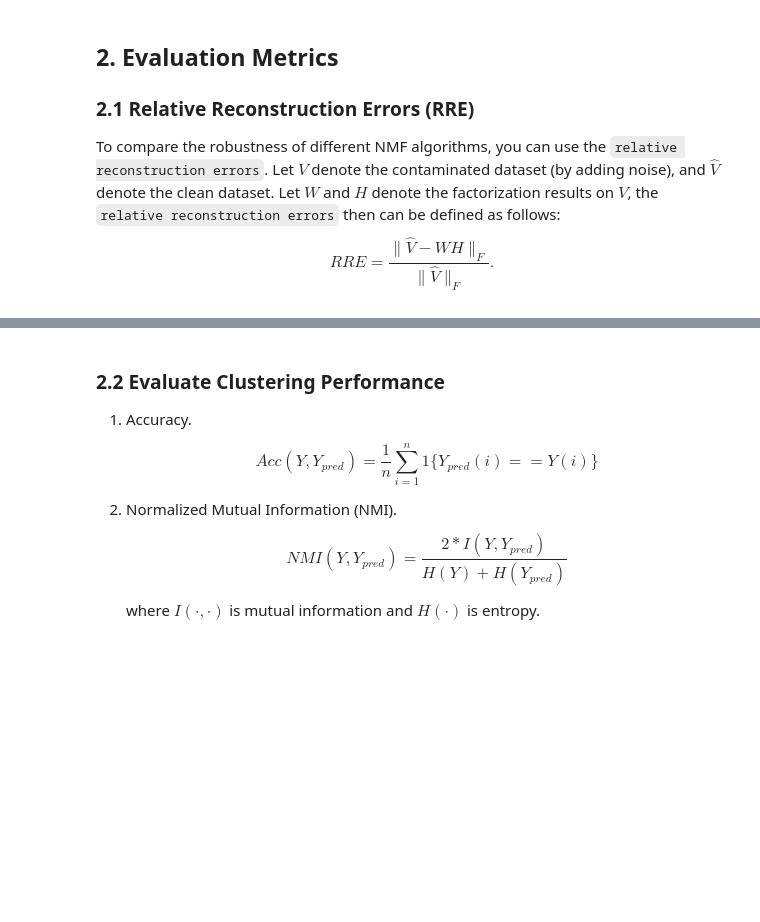
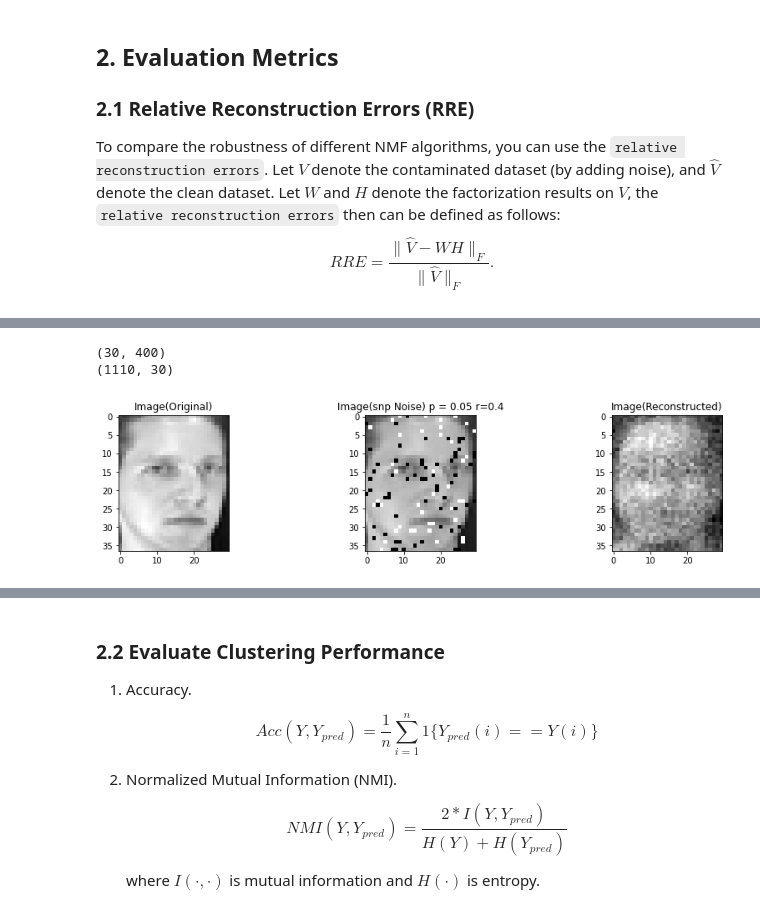
Before and after one commit to Dovermore/COMP5328NMF, a Jupyter notebook: src/assignment1.ipynb, the cells around one changed output, grey strips where cells are left out. Cells and saved outputs as stored; diff of their text form; code cells hidden in the pictures; blank space fills up the shorter version.

```diff
--- a/src/assignment1.ipynb
+++ b/src/assignment1.ipynb
@@ -144,0 +135,32 @@ V_hat.shape=(1110, 400), Y_hat.shape=(400,)
+# %%
+#Image Reconstruction
+model = NmfHyperEstimator(n_components=30) # set n_components to num_classes.
+W = model.fit_transform(V_snp)
+H = model.components_
+
+print(W.shape)
+print(H.shape)
+
+#Salt n Pepper
+V_snp_reconstructed = H.dot(W)
+# %% [output]
+(30, 400)
+(1110, 30)
+# %%
+#Reconstruction (snp noise)
+#img_size = [i//3 for i in (126, 144)] #CroppedYaleB
+img_size = [i//3 for i in (90, 111)] #ORL
+ind = 2 # index of demo image.
+plt.figure(figsize=(15,3))
+plt.subplot(131)
+plt.imshow(V_hat[:,ind].reshape(img_size[1],img_size[0]), cmap=plt.cm.gray)
+plt.title('Image(Original)')
+plt.subplot(132)
+plt.imshow(V_snp[:,ind].reshape(img_size[1],img_size[0]), cmap=plt.cm.gray)
+plt.title('Image(snp Noise) p = 0.05 r=0.4')
+plt.subplot(133)
+plt.imshow(V_snp_reconstructed[:,ind].reshape(img_size[1],img_size[0]), cmap=plt.cm.gray)
+plt.title('Image(Reconstructed)')
+plt.show()
+# %% [output]
+[figure, added]
```
Also changed, not shown: parts of 14 cells of this notebook, 4 other files.
